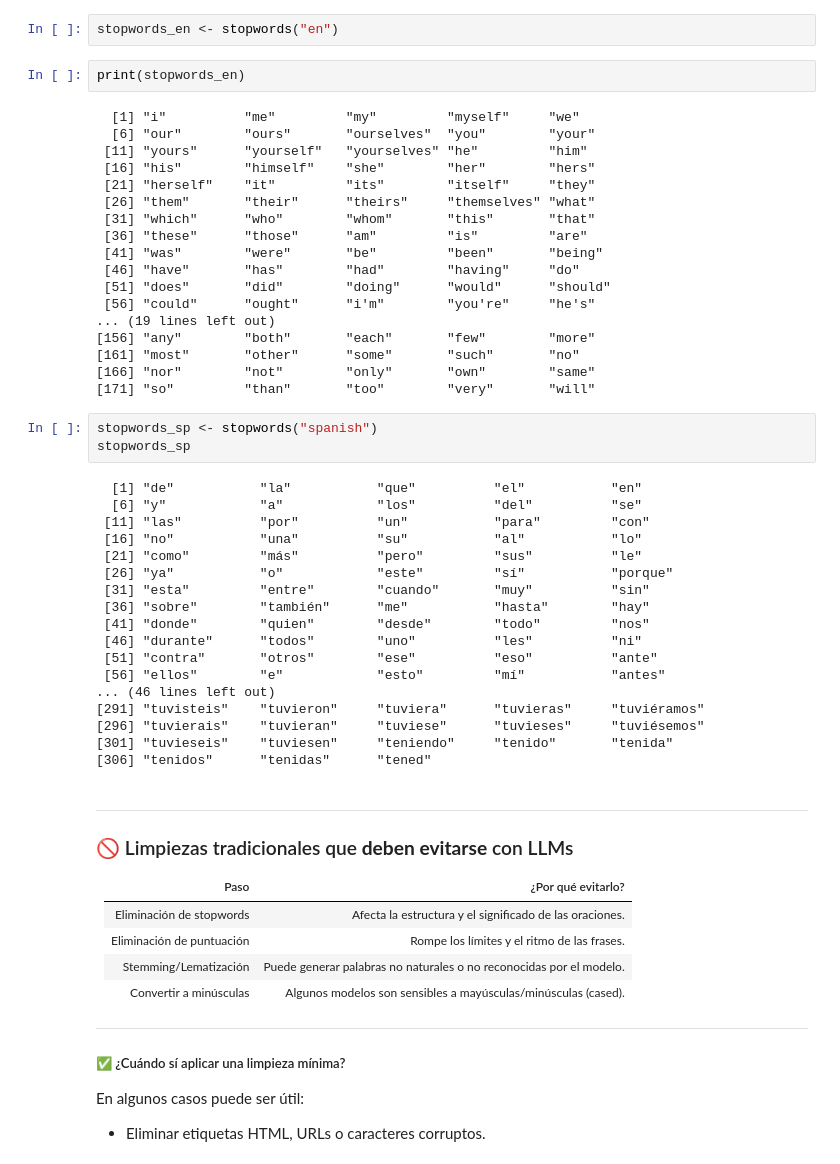
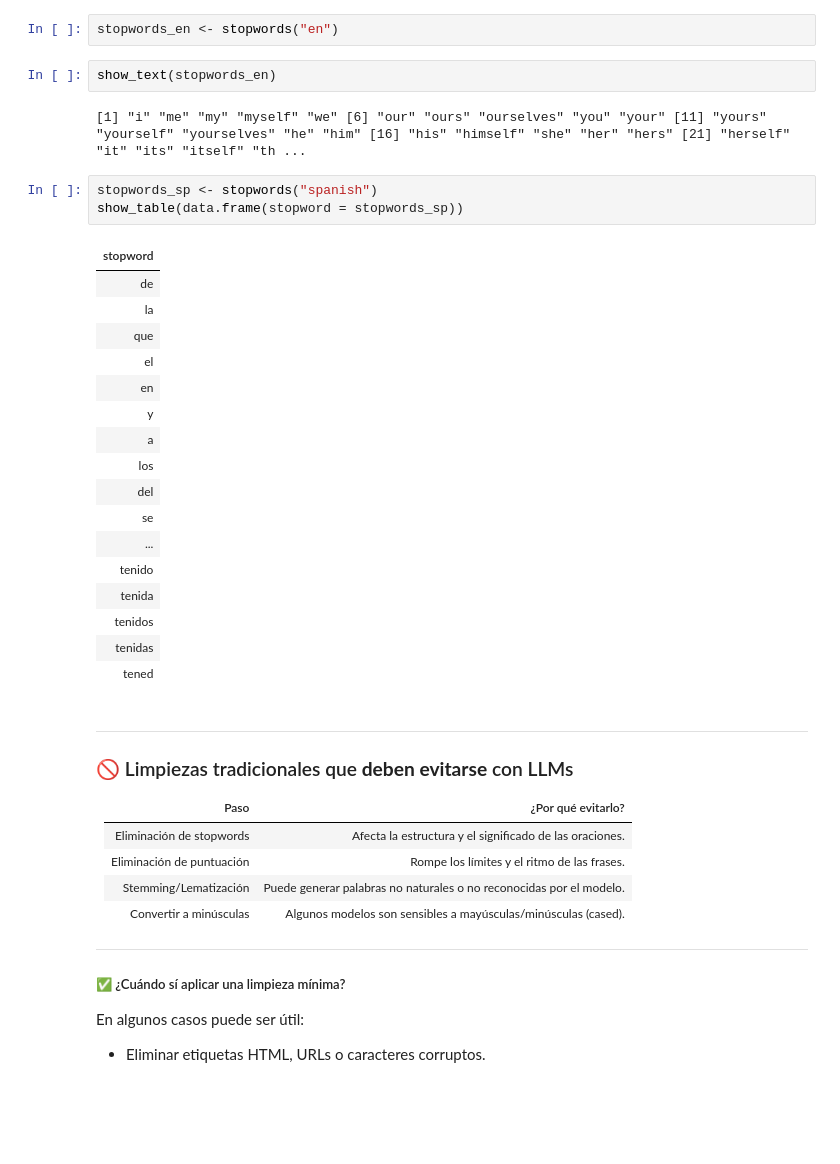
Before and after one commit to fdiaz1968/NLP, a Jupyter notebook: docs/clases/Unidad_1_Limpieza_Transformacion.ipynb, the cells around one changed output. Saved outputs shown, nothing was run; the diff lists cells and outputs as text; blank space fills up the shorter version.

```diff
--- a/docs/clases/Unidad_1_Limpieza_Transformacion.ipynb
+++ b/docs/clases/Unidad_1_Limpieza_Transformacion.ipynb
@@ -1009,46 +974,30 @@ Tokens consisting of 60 documents and 4 docvars.
 # %%
 stopwords_en <- stopwords("en")
 # %%
-print(stopwords_en)
+show_text(stopwords_en)
 # %% [output]
-  [1] "i"          "me"         "my"         "myself"     "we"
-  [6] "our"        "ours"       "ourselves"  "you"        "your"
- [11] "yours"      "yourself"   "yourselves" "he"         "him"
- [16] "his"        "himself"    "she"        "her"        "hers"
- [21] "herself"    "it"         "its"        "itself"     "they"
- [26] "them"       "their"      "theirs"     "themselves" "what"
- [31] "which"      "who"        "whom"       "this"       "that"
- [36] "these"      "those"      "am"         "is"         "are"
- [41] "was"        "were"       "be"         "been"       "being"
- [46] "have"       "has"        "had"        "having"     "do"
- [51] "does"       "did"        "doing"      "would"      "should"
- [56] "could"      "ought"      "i'm"        "you're"     "he's"
-... (19 lines left out)
-[156] "any"        "both"       "each"       "few"        "more"
-[161] "most"       "other"      "some"       "such"       "no"
-[166] "nor"        "not"        "only"       "own"        "same"
-[171] "so"         "than"       "too"        "very"       "will"
+[1] "i" "me" "my" "myself" "we" [6] "our" "ours" "ourselves" "you" "your" [11] "yours" "yourself" "yourselves" "he" "him" [16] "his" "himself" "she" "her" "hers" [21] "herself" "it" "its" "itself" "th ...
 # %%
 stopwords_sp <- stopwords("spanish")
-stopwords_sp
+show_table(data.frame(stopword = stopwords_sp))
 # %% [output]
-  [1] "de"           "la"           "que"          "el"           "en"
-  [6] "y"            "a"            "los"          "del"          "se"
- [11] "las"          "por"          "un"           "para"         "con"
- [16] "no"           "una"          "su"           "al"           "lo"
- [21] "como"         "más"          "pero"         "sus"          "le"
- [26] "ya"           "o"            "este"         "sí"           "porque"
- [31] "esta"         "entre"        "cuando"       "muy"          "sin"
- [36] "sobre"        "también"      "me"           "hasta"        "hay"
- [41] "donde"        "quien"        "desde"        "todo"         "nos"
- [46] "durante"      "todos"        "uno"          "les"          "ni"
- [51] "contra"       "otros"        "ese"          "eso"          "ante"
- [56] "ellos"        "e"            "esto"         "mí"           "antes"
-... (46 lines left out)
-[291] "tuvisteis"    "tuvieron"     "tuviera"      "tuvieras"     "tuviéramos"
-[296] "tuvierais"    "tuvieran"     "tuviese"      "tuvieses"     "tuviésemos"
-[301] "tuvieseis"    "tuviesen"     "teniendo"     "tenido"       "tenida"
-[306] "tenidos"      "tenidas"      "tened"
+| stopword |
+| de |
+| la |
+| que |
+| el |
+| en |
+| y |
+| a |
+| los |
+| del |
+| se |
+| ... |
+| tenido |
+| tenida |
+| tenidos |
+| tenidas |
+| tened |
 # %% [markdown]
 ---
 
```
Also changed, not shown: parts of 11 cells of this notebook.
